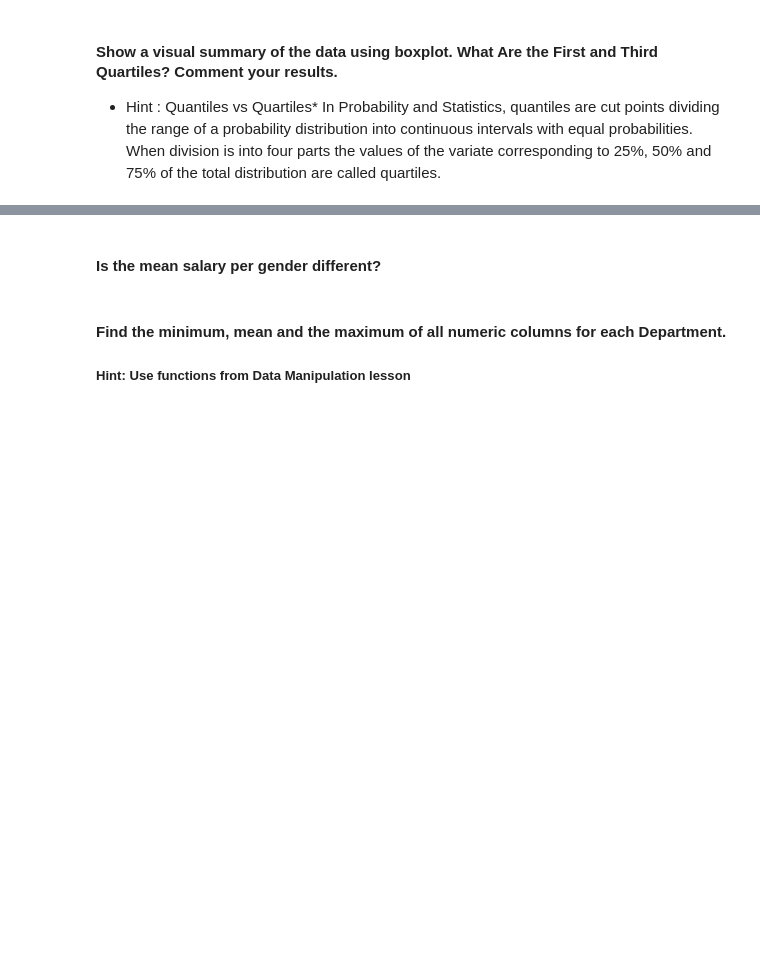
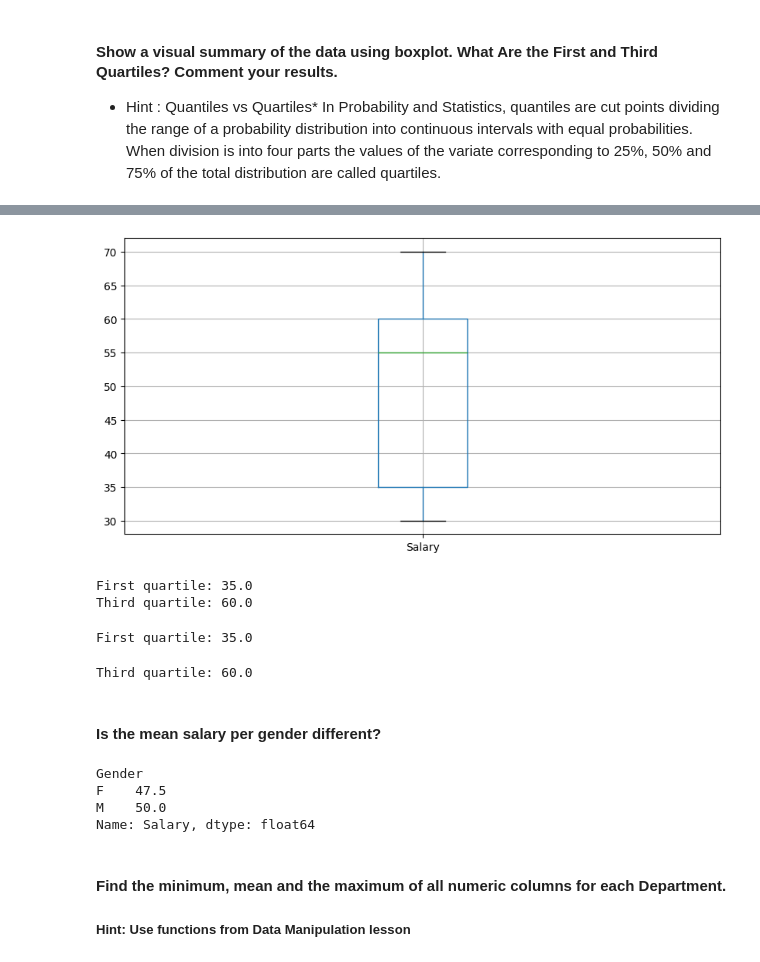
Before and after one commit to sergioironhack/ironhack-ai-course, a Jupyter notebook: lab-solutions/lab-descriptive-stats/Lab. Descriptive stats.ipynb, the cells around one changed output, grey strips where cells are left out. Drawn from its saved outputs; the diff is of its cells as text; code cells hidden in the pictures; blank space fills up the shorter version.

```diff
--- a/lab-solutions/lab-descriptive-stats/Lab. Descriptive stats.ipynb
+++ b/lab-solutions/lab-descriptive-stats/Lab. Descriptive stats.ipynb
@@ -160,2 +279,21 @@ In Probability and Statistics, quantiles are cut points dividing the range of a
+# %%
+plt.figure(figsize=(10, 5))
+employee.boxplot(column=['Salary'])
+plt.show()
+# %% [output]
+[figure, added]
+First quartile: 35.0
+Third quartile: 60.0
+# %%
+first_quartile = employee['Salary'].quantile(0.25)
+print(f"First quartile: {first_quartile}")
+# %% [output]
+First quartile: 35.0
+# %%
+
+third_quartile = employee['Salary'].quantile(0.75)
+print(f"Third quartile: {third_quartile}")
+# %% [output]
+Third quartile: 60.0
 # %% [markdown]
 #### Is the mean salary per gender different?
@@ -164,3 +300,12 @@ In Probability and Statistics, quantiles are cut points dividing the range of a
+# %%
+mean_salary_by_gender = employee.groupby('Gender')['Salary'].mean()
+print(mean_salary_by_gender)
+# Comment: Compare the mean salaries between genders.
+# %% [output]
+Gender
+F    47.5
+M    50.0
+Name: Salary, dtype: float64
 # %% [markdown]
 #### Find the minimum, mean and the maximum of all numeric columns for each Department.
 
```
Also changed, not shown: parts of 89 cells of this notebook, 5 other files.
